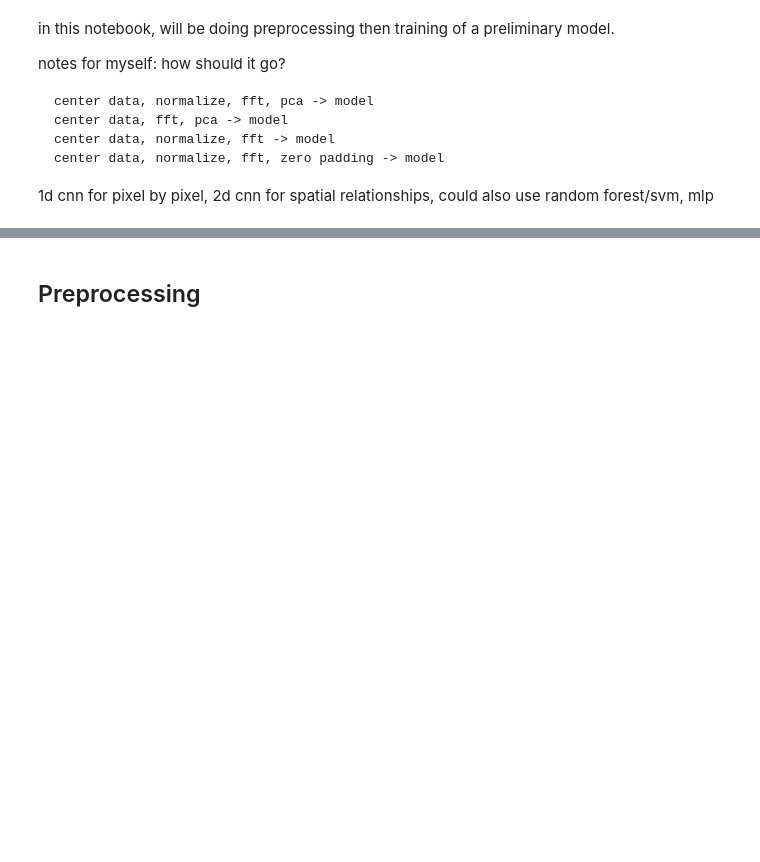
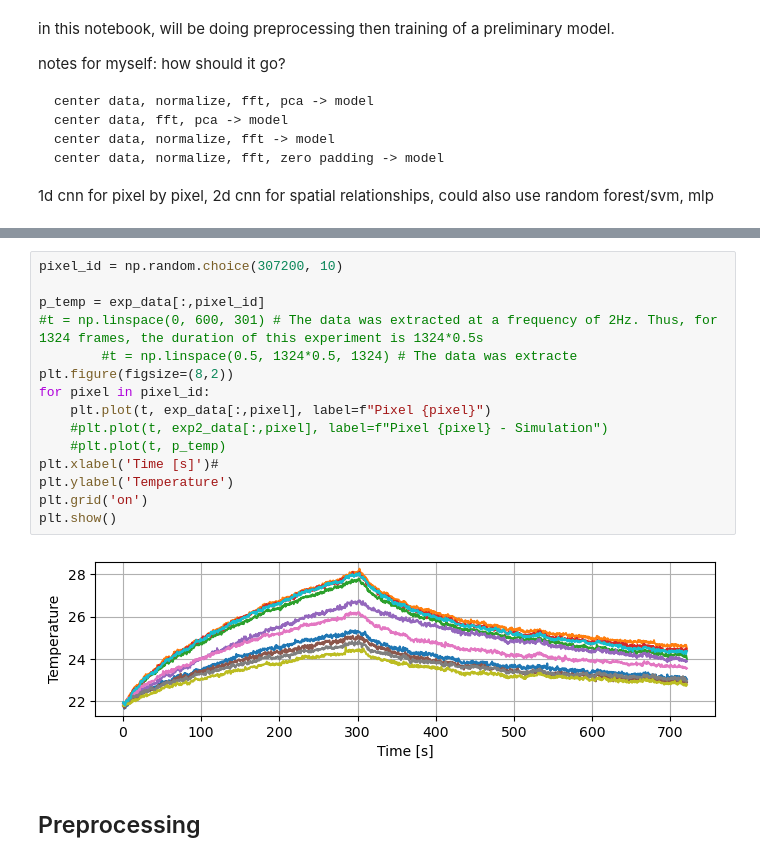
Before and after one commit to lvburik/TeamInternship, a Jupyter notebook: Preprocessing/model_training.ipynb, the cells around one changed output, grey strips where cells are left out. Saved outputs shown, nothing was run; the diff lists cells and outputs as text; blank space fills up the shorter version.

```diff
--- a/Preprocessing/model_training.ipynb
+++ b/Preprocessing/model_training.ipynb
@@ -36,3 +82,20 @@ composite plate npy shape:  (1442, 307200)
+# %%
+pixel_id = np.random.choice(307200, 10)
+
+p_temp = exp_data[:,pixel_id]
+#t = np.linspace(0, 600, 301) # The data was extracted at a frequency of 2Hz. Thus, for 1324 frames, the duration of this experiment is 1324*0.5s
+        #t = np.linspace(0.5, 1324*0.5, 1324) # The data was extracte
+plt.figure(figsize=(8,2))
+for pixel in pixel_id:
+    plt.plot(t, exp_data[:,pixel], label=f"Pixel {pixel}")
+    #plt.plot(t, exp2_data[:,pixel], label=f"Pixel {pixel} - Simulation")
+    #plt.plot(t, p_temp)
+plt.xlabel('Time [s]')#
+plt.ylabel('Temperature')
+plt.grid('on')
+plt.show()
+# %% [output]
+[figure, added]
 # %% [markdown]
 ## Preprocessing
 # %%
```
Also changed, not shown: parts of 9 cells of this notebook, 3 other files.
